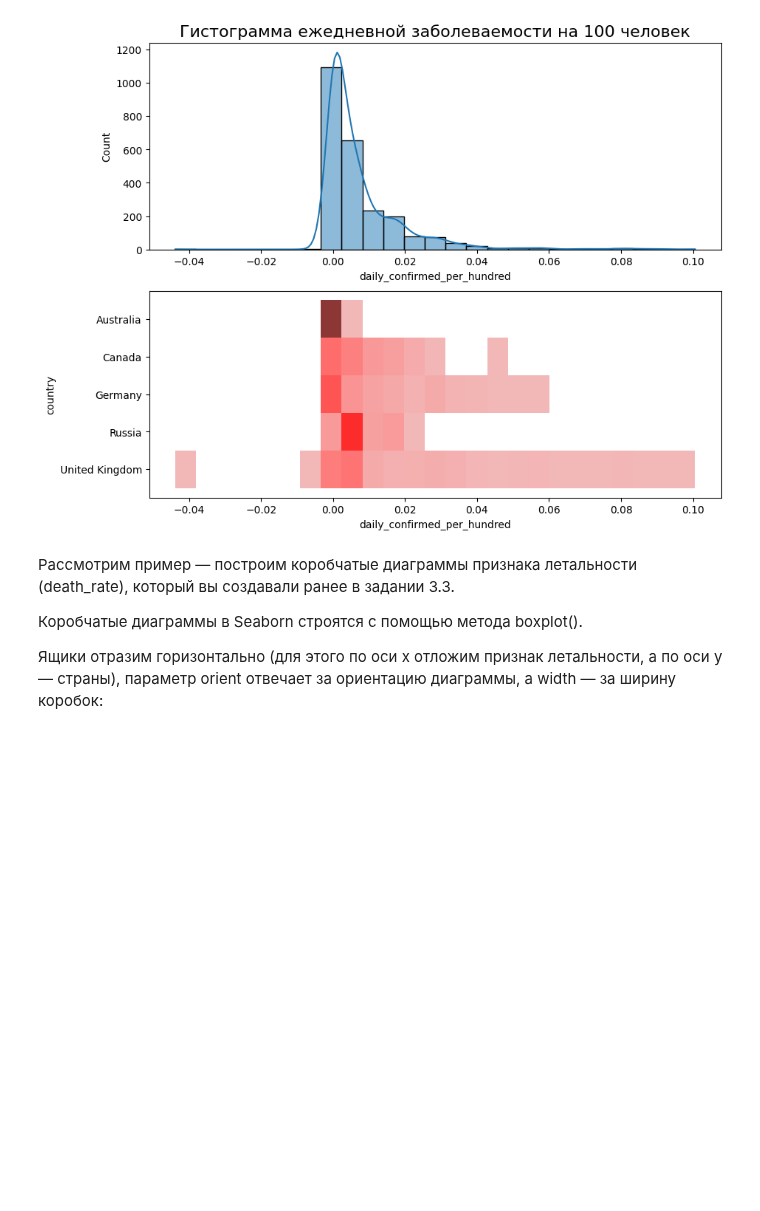
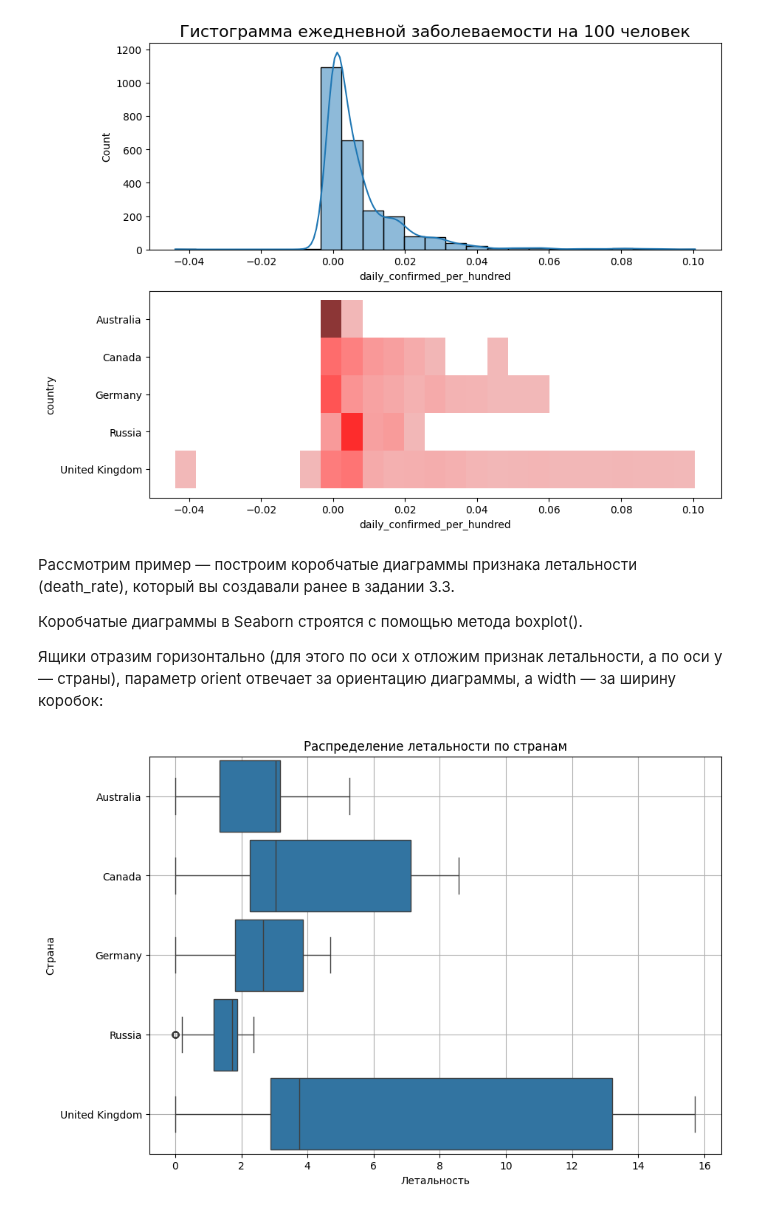
Before and after one commit to BubbleGama4ok/test, a Jupyter notebook: PY_13_Визуализация данных/PY_13.Визуализация данных.ipynb, the cells around one changed output. Cells and saved outputs as stored; diff of their text form; code cells hidden in the pictures; blank space fills up the shorter version.

```diff
--- a/PY_13_Визуализация данных/PY_13.Визуализация данных.ipynb
+++ b/PY_13_Визуализация данных/PY_13.Визуализация данных.ipynb
@@ -737,10 +716,15 @@ sns.histplot(
 # %%
 fig = plt.figure(figsize=(10, 7))
 boxplot = sns.boxplot(
     data=croped_covid_df,
     y='country',
     x='death_rate',
     orient='h',
     width=0.9
 )
 boxplot.set_title('Распределение летальности по странам')
+boxplot.set_xlabel('Летальность');
+boxplot.set_ylabel('Страна');
+boxplot.grid()
+# %% [output]
+[figure, added]
```
Also changed, not shown: parts of 25 cells of this notebook.
